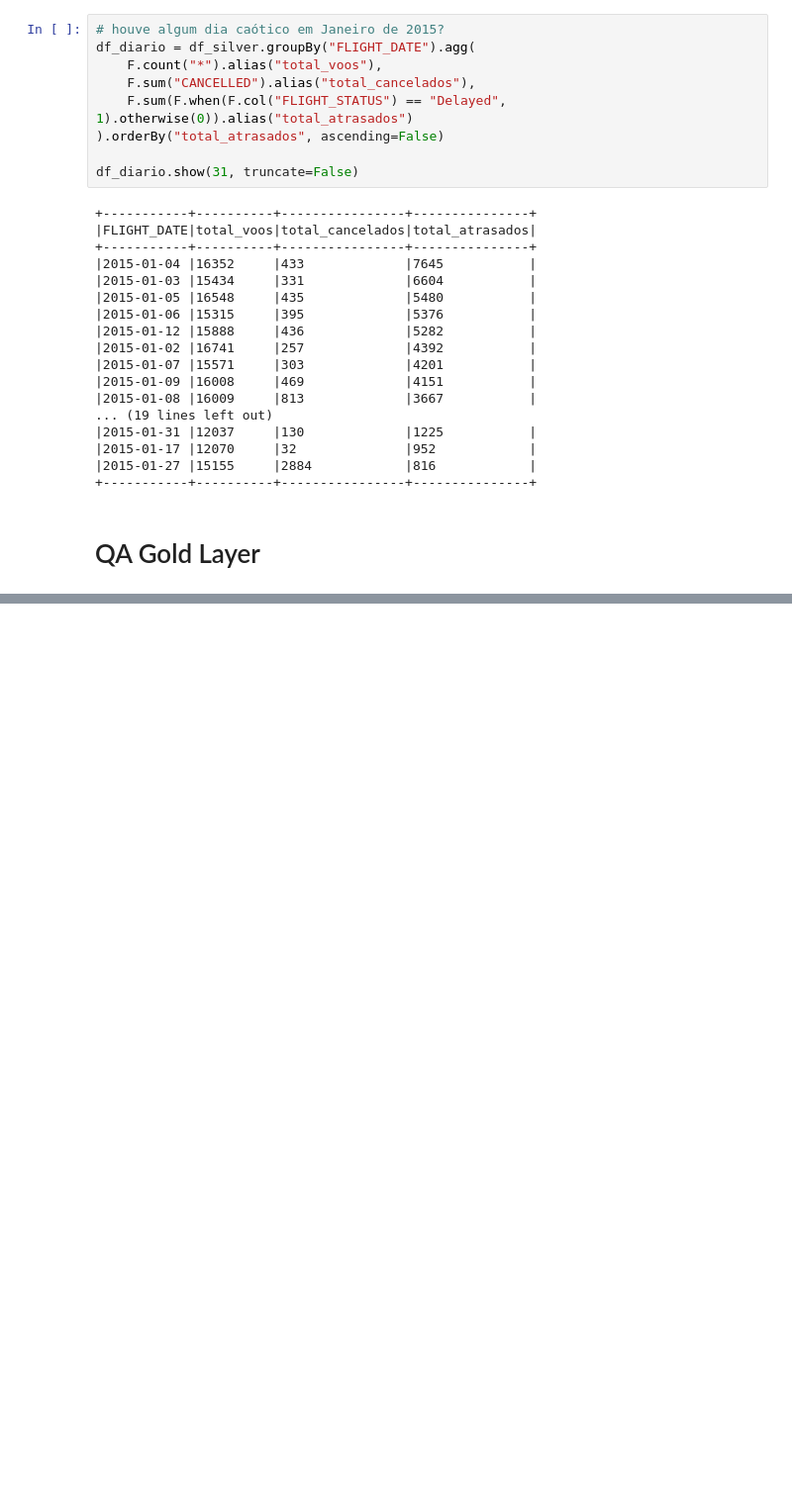
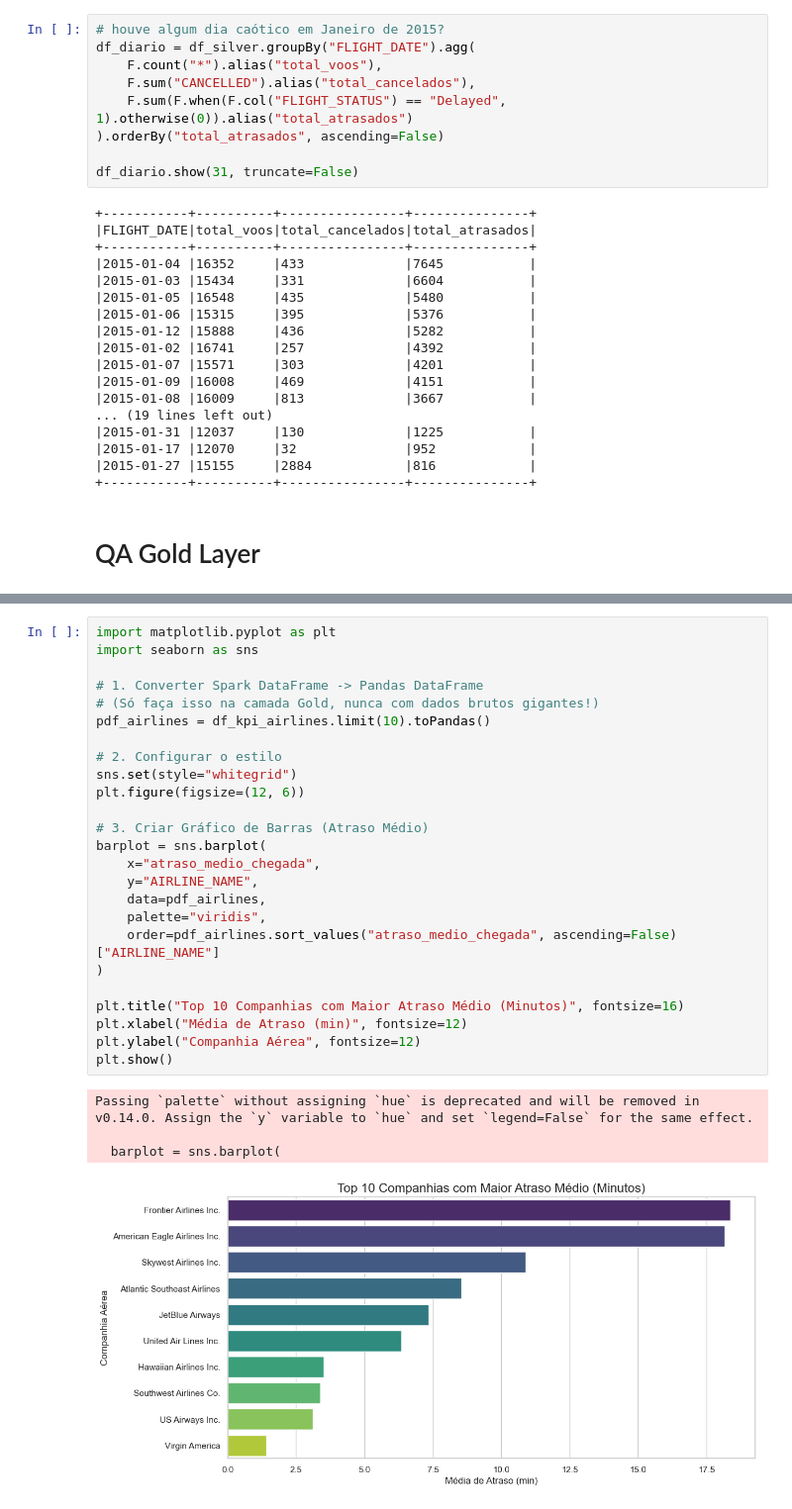
Before and after one commit to eliezerqueiroz/befly-flight-data-pipeline, a Jupyter notebook: notebooks/exploracao_gold.ipynb, the cells around one changed output, grey strips where cells are left out. Shown at 99% size. Cells and saved outputs as stored; diff of their text form; blank space fills up the shorter version.

Commit message:
create gold layer view

```diff
--- a/notebooks/exploracao_gold.ipynb
+++ b/notebooks/exploracao_gold.ipynb
@@ -243,2 +240,32 @@ Top 5 Companhias com maior atraso médio:
 +-----------+-------------+---------------+-------------------+
 only showing top 5 rows
+# %%
+import matplotlib.pyplot as plt
+import seaborn as sns
+
+# 1. Converter Spark DataFrame -> Pandas DataFrame
+# (Só faça isso na camada Gold, nunca com dados brutos gigantes!)
+pdf_airlines = df_kpi_airlines.limit(10).toPandas()
+
+# 2. Configurar o estilo
+sns.set(style="whitegrid")
+plt.figure(figsize=(12, 6))
+
+# 3. Criar Gráfico de Barras (Atraso Médio)
+barplot = sns.barplot(
+    x="atraso_medio_chegada",
+    y="AIRLINE_NAME",
+    data=pdf_airlines,
+    palette="viridis",
+    order=pdf_airlines.sort_values("atraso_medio_chegada", ascending=False)["AIRLINE_NAME"]
+)
+
+plt.title("Top 10 Companhias com Maior Atraso Médio (Minutos)", fontsize=16)
+plt.xlabel("Média de Atraso (min)", fontsize=12)
+plt.ylabel("Companhia Aérea", fontsize=12)
+plt.show()
+# %% [output]
+Passing `palette` without assigning `hue` is deprecated and will be removed in v0.14.0. Assign the `y` variable to `hue` and set `legend=False` for the same effect.
+
+  barplot = sns.barplot(
+[figure, added]
```
Also changed, not shown: parts of 4 cells of this notebook.
